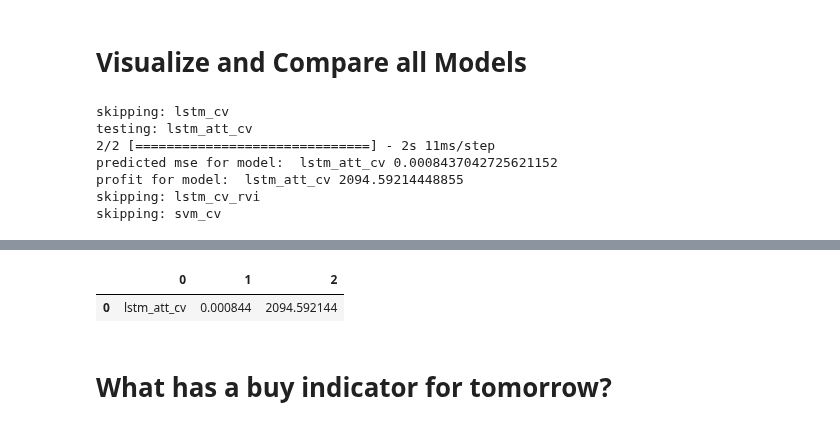
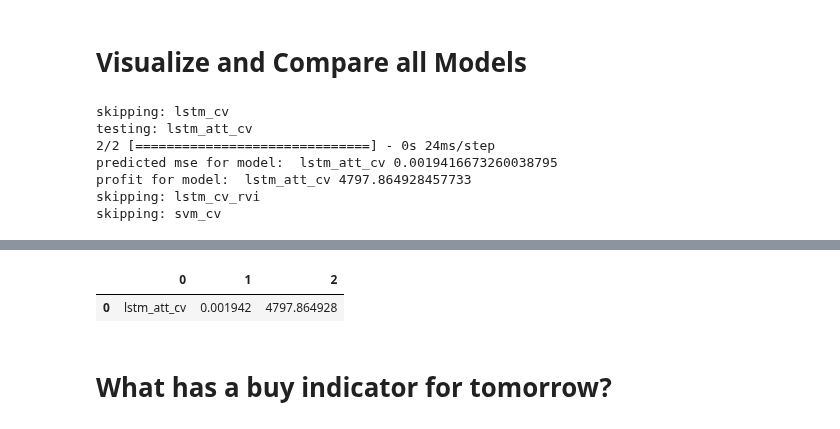
Before and after one commit to j03m/alfred, a Jupyter notebook: Coin_Predictions.ipynb, the cells around one changed output, grey strips where cells are left out. Cells and saved outputs as stored; diff of their text form; code cells hidden in the pictures.

```diff
--- a/Coin_Predictions.ipynb
+++ b/Coin_Predictions.ipynb
@@ -705,7 +688,7 @@ Not saving
 # Visualize and Compare all Models
 # %%
 #data
-df_raw = get_coin_data_frames(60, "XDB-USDT")
+df_raw = get_coin_data_frames(60, "DOGE3L-USDT")
 [scaled_features, X, y, normal_features] = convert_to_training_dataset(df_raw, columns=gbl_all_columns)
 
 df_chart = pd.DataFrame();
@@ -733,34 +716,34 @@ for key, model in stuff:
   print("testing:", key)
   graph_columns.append(key)
 
   # colums = todo, supply columns to each and pluck unwanted so this
   columns = model_config["column_sets"][key]
   fields = list(range(len(columns)))
 
   # todo recompair model orig
   x = X[:,fields]
   predicted = model.predict(x).flatten()
 
   mse = mean_squared_error(scaled_close, predicted)
   print("predicted mse for model: ", key, mse)
 
   [df_profit, profit] = build_profit_estimate(predicted, normal_features)
   print("profit for model: ", key, profit)
 
   results = results.append([[key, mse, profit]])
 
   df_chart[key] = predicted
 
 interactive_plot(df_chart[graph_columns], "wow")
 results
 # %% [output]
 skipping: lstm_cv
 testing: lstm_att_cv
-2/2 [==============================] - 2s 11ms/step
-predicted mse for model:  lstm_att_cv 0.0008437042725621152
-profit for model:  lstm_att_cv 2094.59214448855
+2/2 [==============================] - 0s 24ms/step
+predicted mse for model:  lstm_att_cv 0.0019416673260038795
+profit for model:  lstm_att_cv 4797.864928457733
 skipping: lstm_cv_rvi
 skipping: svm_cv
 [interactive output not drawn]
 |  | 0 | 1 | 2 |
-| 0 | lstm_att_cv | 0.000844 | 2094.592144 |
+| 0 | lstm_att_cv | 0.001942 | 4797.864928 |
```
Also changed, not shown: parts of 10 cells of this notebook.
